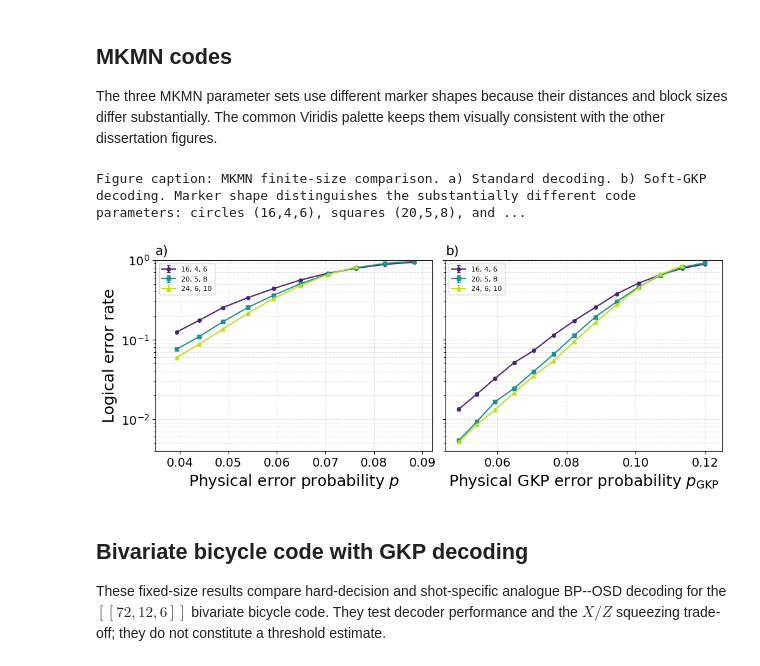
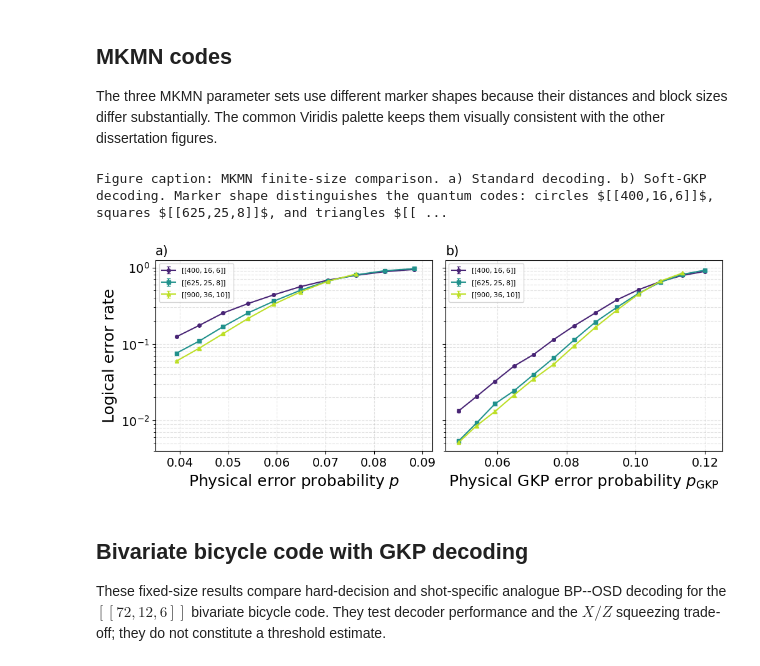
Before and after one commit to laramoyanotaylor/GKP_QEC_Project_Code, a Jupyter notebook: 0_plots_for_diss.ipynb, the cells around one changed output. Saved outputs shown, nothing was run; the diff lists cells and outputs as text; code cells hidden in the pictures.

```diff
--- a/0_plots_for_diss.ipynb
+++ b/0_plots_for_diss.ipynb
@@ -226,10 +226,22 @@ suppression_families = [
     # Explicitly labeled Planar and 2D Toric in the family names
     ('Planar Surface code', (3, 5, 7, 9, 11), 'suppression_standard_surface_2d_d{d}_results.json', 'suppression_gkp_surface_2d_d{d}_results.json', 'standard_surface_2d_d{d}_results.json', 'gkp_surface_2d_d{d}_results.json', ((0.035, 0.140), (0.065, 0.180)), 'diss_suppression_surface_standard_vs_gkp.png'),
     ('2D Toric code', (3, 5, 7, 9, 11), 'suppression_standard_toric_2d_d{d}_results.json', 'suppression_gkp_toric_2d_d{d}_results.json', 'standard_toric_2d_d{d}_results.json', 'gkp_toric_2d_d{d}_results.json', ((0.035, 0.135), (0.065, 0.175)), 'diss_suppression_toric_standard_vs_gkp.png'),
+    ('3D Toric code', (3, 5, 7, 9, 11), 'suppression_standard_toric_spacetime_d{d}_results.json', 'suppression_gkp_toric_spacetime_d{d}_results.json', 'suppression_standard_toric_spacetime_d{d}_results.json', 'suppression_gkp_toric_spacetime_d{d}_results.json', ((0.014, 0.041), (0.034, 0.076)), 'diss_suppression_toric_spacetime_standard_vs_gkp.png'),
     ('Triangular colour code', (3, 5, 7), 'suppression_standard_colour_code_triangular_xz_d{d}_results.json', 'suppression_gkp_colour_code_triangular_xz_d{d}_results.json', 'standard_colour_code_triangular_xz_d{d}_results.json', 'gkp_colour_code_triangular_xz_d{d}_results.json', ((0.035, 0.145), (0.065, 0.180)), 'diss_suppression_colour_standard_vs_gkp.png'),
 ]
 
 for (family, distances, suppression_standard, suppression_gkp, threshold_standard, threshold_gkp, xlimits, output) in suppression_families:
+    if family == '3D Toric code':
+        # Automatically admit a distance after both pulled files contain the full sweep.
+        complete_distances = []
+        for distance in distances:
+            point_counts = []
+            for pattern in (suppression_standard, suppression_gkp):
+                with Path(pattern.format(d=distance)).open(encoding='utf-8') as file:
+                    point_counts.append(len(next(iter(json.load(file).values()))))
+            if min(point_counts) >= 21:
+                complete_distances.append(distance)
+        distances = tuple(complete_distances)
     # Print statement clearly clarifying Planar or 2D Toric details
     print_caption(f'{family} below-threshold suppression. a) Standard decoding. b) Soft-GKP decoding. Viridis colour denotes code distance; dotted lines mark the sampled convergence estimates.')
 
@@ -278,39 +292,44 @@ Figure caption: Triangular colour code below-threshold suppression. a) Standard
 The three MKMN parameter sets use different marker shapes because their distances and block sizes differ substantially. The common Viridis palette keeps them visually consistent with the other dissertation figures.
 # %%
 mkmn_seeds = ('16_4_6', '20_5_8', '24_6_10')
+mkmn_quantum_labels = {
+    '16_4_6': r'$[[400,16,6]]$',
+    '20_5_8': r'$[[625,25,8]]$',
+    '24_6_10': r'$[[900,36,10]]$',
+}
 mkmn_markers = dict(zip(mkmn_seeds, ('o', 's', '^')))
 mkmn_colours = blue_green_colours(mkmn_seeds)
 mkmn_files = [
-    (seed.replace('_', ', '), seed,
+    (mkmn_quantum_labels[seed], seed,
      prefer_existing(f'gkp_qldpc_mkmn_xz_standard_focused_{seed}_results.json',
                      f'gkp_qldpc_mkmn_xz_standard_quick_{seed}_results.json'),
      prefer_existing(f'gkp_qldpc_mkmn_xz_focused_{seed}_results.json',
                      f'gkp_qldpc_mkmn_xz_quick_{seed}_results.json'))
     for seed in mkmn_seeds
 ]
 
-print_caption('MKMN finite-size comparison. a) Standard decoding. b) Soft-GKP decoding. Marker shape distinguishes the substantially different code parameters: circles (16,4,6), squares (20,5,8), and triangles (24,6,10). These curves show a finite-size turn-on rather than a stable common crossing.')
+print_caption(r'MKMN finite-size comparison. a) Standard decoding. b) Soft-GKP decoding. Marker shape distinguishes the quantum codes: circles $[[400,16,6]]$, squares $[[625,25,8]]$, and triangles $[[900,36,10]]$. With GKP-assisted decoding, the code-size curves remain separated to higher physical error rates, the larger encodings begin to outperform at higher error rates, and the below-threshold suppression becomes substantially steeper.')
 fig, axes = plt.subplots(1, 2, figsize=(10, 4), constrained_layout=True, sharey=True)
 for label, seed, standard_file, gkp_file in mkmn_files:
     for axis, filename in zip(axes, (standard_file, gkp_file)):
         _, physical, rate, error = load_block_curve(filename)
         visible = (physical > 0) & (rate > 0)
         axis.errorbar(physical[visible], rate[visible], yerr=error[visible],
                       marker=mkmn_markers[seed], ms=4, capsize=2,
                       color=mkmn_colours[seed], label=label)
 for axis, panel_label, xlim in zip(axes, ('a)', 'b)'), ((0.035, 0.092), (0.045, 0.125))):
     axis.set_title(panel_label, loc='left')
-    axis.set_yscale('log'); axis.set_xlim(*xlim); axis.set_ylim(4e-3, 1.0)
+    axis.set_yscale('log'); axis.set_xlim(*xlim); axis.set_ylim(4e-3, 1.25)
     axis.grid(True, which='both', linestyle='--', alpha=0.35)
     axis.legend(fontsize=8)
 axes[0].set_xlabel(r'Physical error probability $p$')
 axes[1].set_xlabel(r'Physical GKP error probability $p_{\mathrm{GKP}}$')
 axes[0].set_ylabel('Logical error rate')
 fig.savefig('mkmn_quick_threshold_comparison.png', dpi=300, bbox_inches='tight')
 plt.show()
 # %% [output]
-Figure caption: MKMN finite-size comparison. a) Standard decoding. b) Soft-GKP decoding. Marker shape distinguishes the substantially different code parameters: circles (16,4,6), squares (20,5,8), and ...
+Figure caption: MKMN finite-size comparison. a) Standard decoding. b) Soft-GKP decoding. Marker shape distinguishes the quantum codes: circles $[[400,16,6]]$, squares $[[625,25,8]]$, and triangles $[[ ...
-[figure, old version]
+[figure, new version]
 # %% [markdown]
 ## Bivariate bicycle code with GKP decoding
 
```
Also changed, not shown: parts of 4 cells of this notebook.
